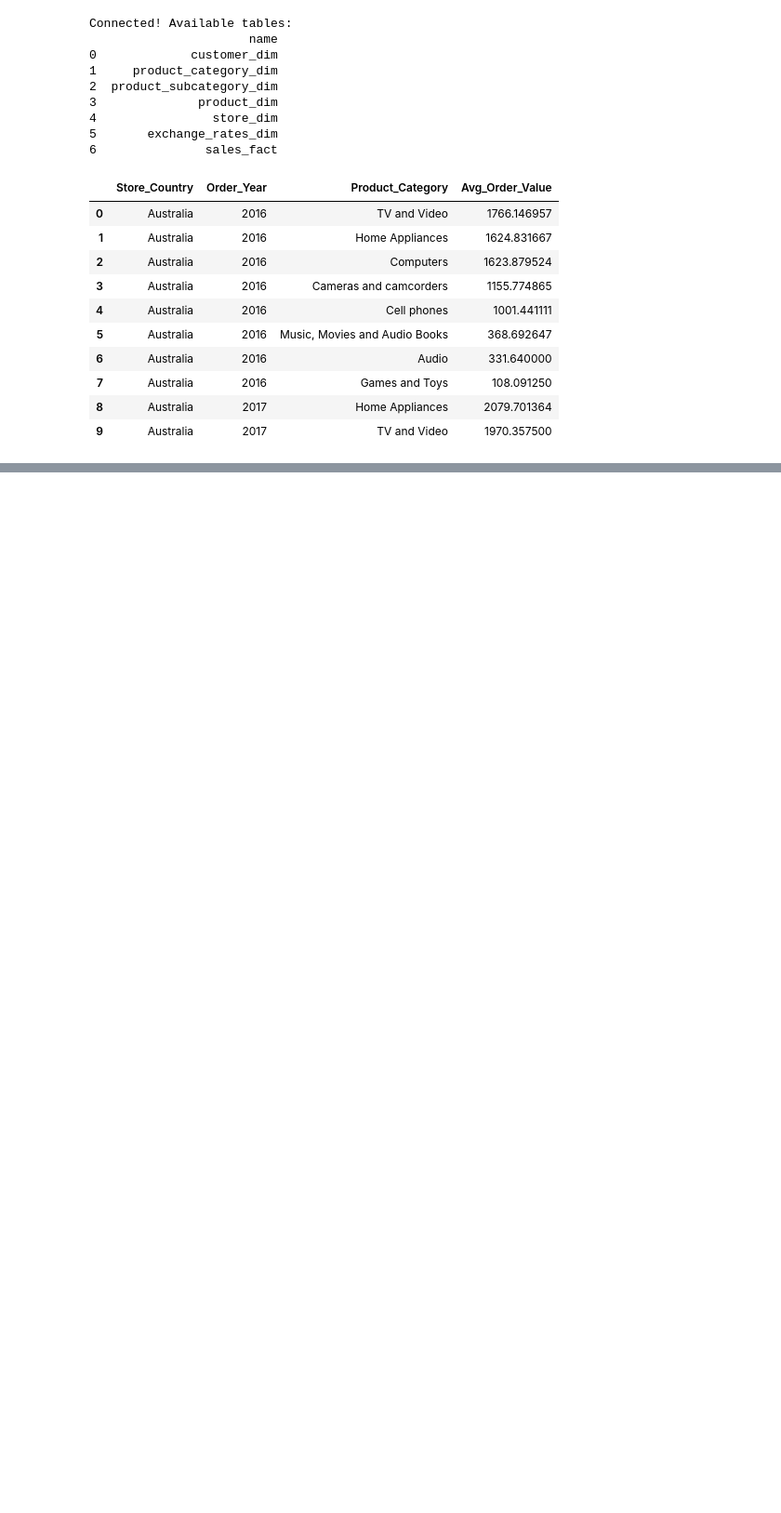
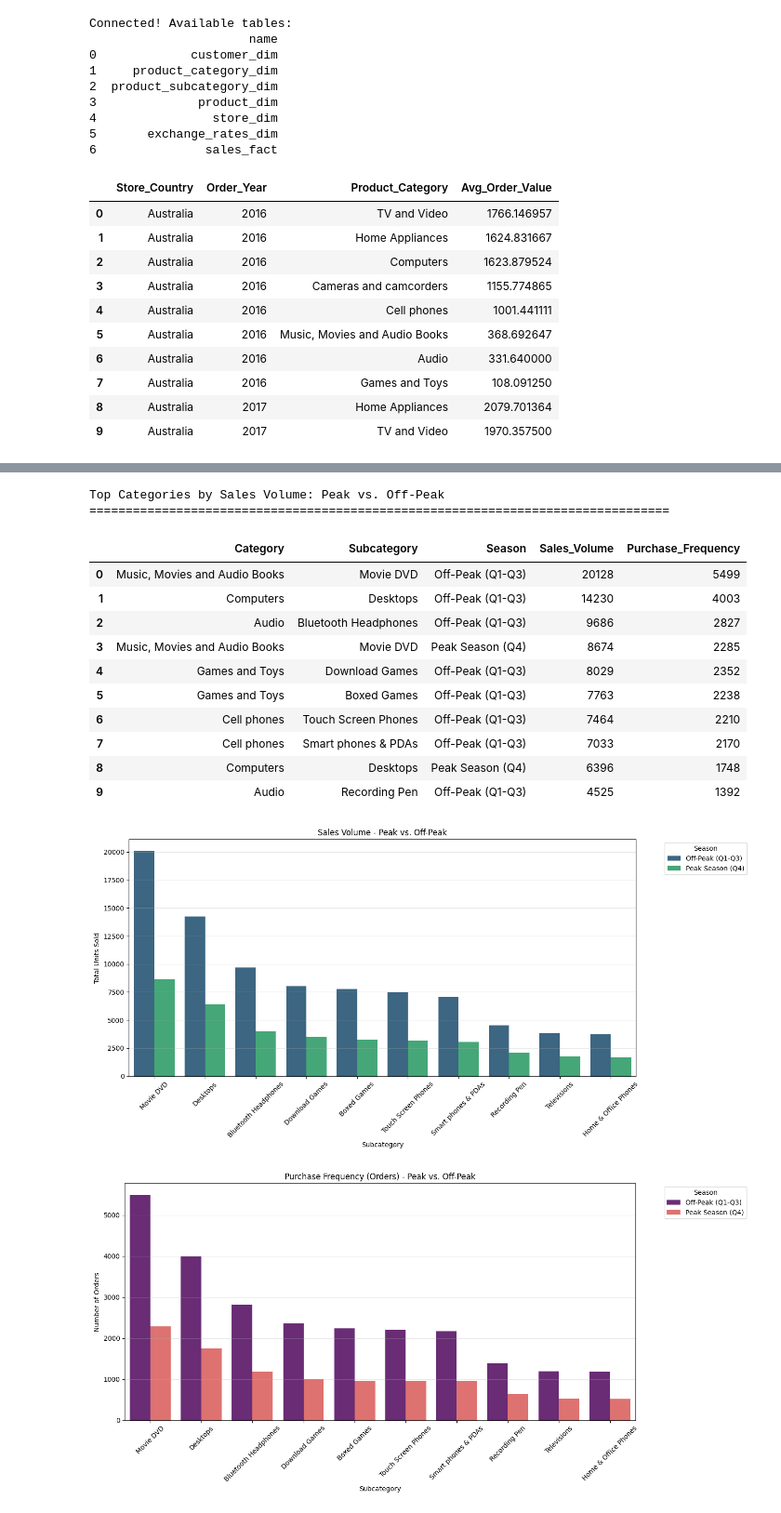
Before and after one commit to mik-chaela/DWBI-Final-Project, a Jupyter notebook: notebooks/analysis.ipynb, the cells around one changed output, grey strips where cells are left out. Shown at 93% size. Saved outputs shown, nothing was run; the diff lists cells and outputs as text; code cells hidden in the pictures; blank space fills up the shorter version.

```diff
--- a/notebooks/analysis.ipynb
+++ b/notebooks/analysis.ipynb
@@ -117,0 +199,71 @@ Average Delivery Time (Days) per Region - Quarterly
+# %%
+# Question D: Category Performance - Peak (Q4) vs. Off-Peak (Q1-Q3) Seasons
+# Peak Season = October, November, December (Months 10-12)
+# Off-Peak = January - September (Months 01-09)
+
+query_d = """
+SELECT
+    c.category AS Category,
+    sc.subcategory AS Subcategory,
+    CASE
+        WHEN CAST(strftime('%m', f.order_date) AS INTEGER) IN (10, 11, 12) THEN 'Peak Season (Q4)'
+        ELSE 'Off-Peak (Q1-Q3)'
+    END AS Season,
+    SUM(f.quantity) AS Sales_Volume,
+    COUNT(DISTINCT f.order_number) AS Purchase_Frequency
+FROM sales_fact f
+JOIN product_dim p ON f.product_key = p.product_key
+JOIN product_category_dim c ON p.category_key = c.category_key
+JOIN product_subcategory_dim sc ON p.subcategory_key = sc.subcategory_key
+GROUP BY 1, 2, 3
+ORDER BY Sales_Volume DESC;
+"""
+
+df_d = pd.read_sql(query_d, engine)
+
+print("Top Categories by Sales Volume: Peak vs. Off-Peak")
+print("=" * 80)
+display(df_d.head(10))
+
+# Visualization: Compare Sales Volume for Top Subcategories per Season
+top_subcats = df_d.groupby('Subcategory')['Sales_Volume'].sum().nlargest(10).index
+df_viz = df_d[df_d['Subcategory'].isin(top_subcats)]
+
+plt.figure(figsize=(14, 7))
+sns.barplot(data=df_viz, x='Subcategory', y='Sales_Volume', hue='Season', palette='viridis')
+plt.title('Sales Volume - Peak vs. Off-Peak')
+plt.xlabel('Subcategory')
+plt.ylabel('Total Units Sold')
+plt.xticks(rotation=45)
+plt.legend(title='Season', bbox_to_anchor=(1.05, 1), loc='upper left')
+plt.grid(True, alpha=0.3, axis='y')
+plt.tight_layout()
+plt.show()
+
+# Visualize Purchase Frequency
+plt.figure(figsize=(14, 7))
+sns.barplot(data=df_viz, x='Subcategory', y='Purchase_Frequency', hue='Season', palette='magma')
+plt.title('Purchase Frequency (Orders) - Peak vs. Off-Peak')
+plt.xlabel('Subcategory')
+plt.ylabel('Number of Orders')
+plt.xticks(rotation=45)
+plt.legend(title='Season', bbox_to_anchor=(1.05, 1), loc='upper left')
+plt.grid(True, alpha=0.3, axis='y')
+plt.tight_layout()
+plt.show()
+# %% [output]
+Top Categories by Sales Volume: Peak vs. Off-Peak
+================================================================================
+|  | Category | Subcategory | Season | Sales_Volume | Purchase_Frequency |
+| 0 | Music, Movies and Audio Books | Movie DVD | Off-Peak (Q1-Q3) | 20128 | 5499 |
+| 1 | Computers | Desktops | Off-Peak (Q1-Q3) | 14230 | 4003 |
+| 2 | Audio | Bluetooth Headphones | Off-Peak (Q1-Q3) | 9686 | 2827 |
+| 3 | Music, Movies and Audio Books | Movie DVD | Peak Season (Q4) | 8674 | 2285 |
+| 4 | Games and Toys | Download Games | Off-Peak (Q1-Q3) | 8029 | 2352 |
+| 5 | Games and Toys | Boxed Games | Off-Peak (Q1-Q3) | 7763 | 2238 |
+| 6 | Cell phones | Touch Screen Phones | Off-Peak (Q1-Q3) | 7464 | 2210 |
+| 7 | Cell phones | Smart phones & PDAs | Off-Peak (Q1-Q3) | 7033 | 2170 |
+| 8 | Computers | Desktops | Peak Season (Q4) | 6396 | 1748 |
+| 9 | Audio | Recording Pen | Off-Peak (Q1-Q3) | 4525 | 1392 |
+[figure, added]
+[figure, added]
```
Also changed, not shown: parts of 2 cells of this notebook.
